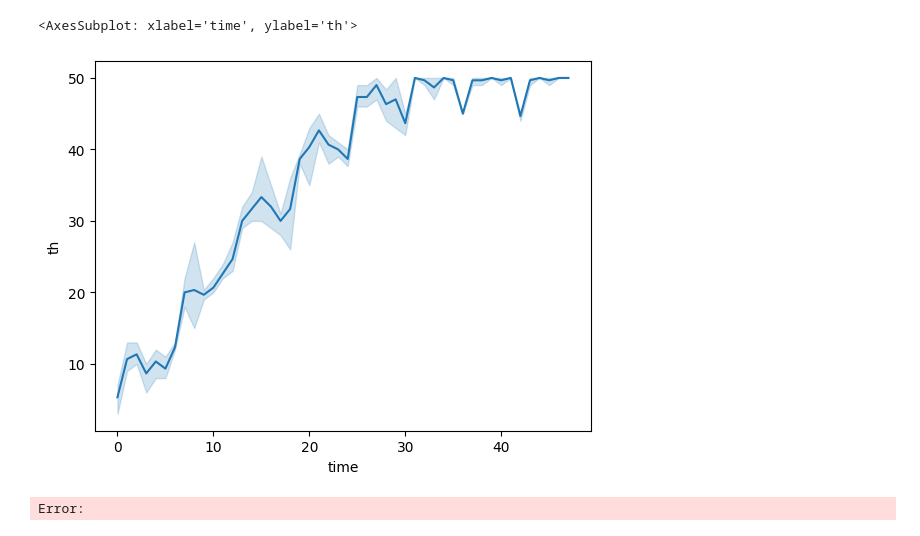
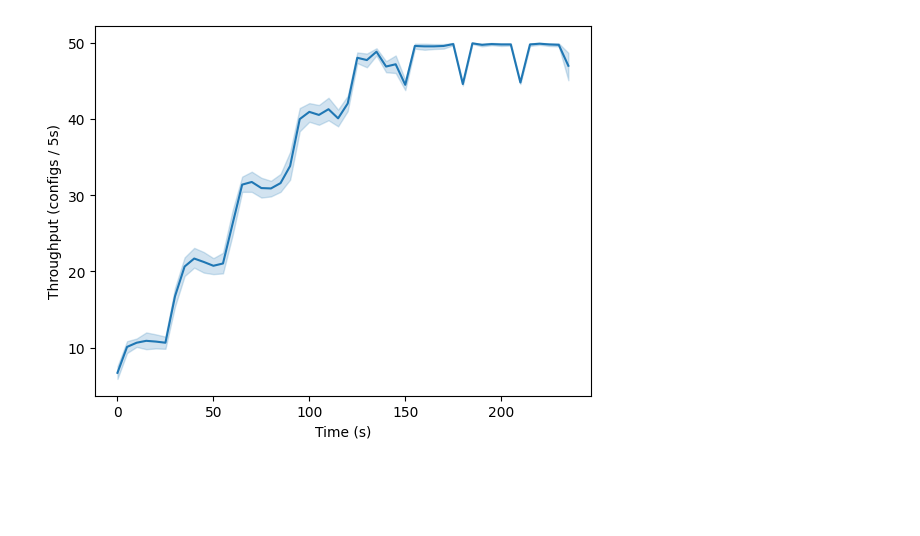
Before and after one commit to hadarshavit/ddps-assignment-2, a Jupyter notebook: analyze_strong_scale.ipynb, the cells around one changed output. Cells and saved outputs as stored; diff of their text form; code cells hidden in the pictures; blank space fills up the shorter version.

Commit message:
Strong Scale

```diff
--- a/analyze_strong_scale.ipynb
+++ b/analyze_strong_scale.ipynb
@@ -5,7 +6,7 @@ import pandas as pd
 # %%
-ths = np.zeros((5, 50))
+ths = np.zeros((20, 50))
 # %%
-for i in range(5):
+for i in range(20):
     d = np.load(f'results_strong_scale/experiment_{i}.npy', allow_pickle=True)
     start_time = d[0][1]
     for res, time in d:
@@ -13,14 +14,16 @@ for i in range(5):
         ths[i, round(real_time / 5)] += 1
 # %%
 all = []
-for rep in range(3):
+for rep in range(20):
     for time in range(48):
-        all.append((time, ths[rep, time]))
+        all.append((time * 5, ths[rep, time]))
 # %%
 df = pd.DataFrame(all, columns=['time', 'th'])
 # %%
 sns.lineplot(data=df, x='time', y='th')
+plt.xlabel('Time (s)')
+plt.ylabel('Throughput (configs / 5s)')
+plt.savefig('figures/strong_scale.png')
+plt.savefig('figures/strong_scale.pdf')
 # %% [output]
-<AxesSubplot: xlabel='time', ylabel='th'>
-[figure, old version]
+[figure, new version]
-Error:
```
Also changed, not shown: parts of 1 cell of this notebook, 4 other files.
